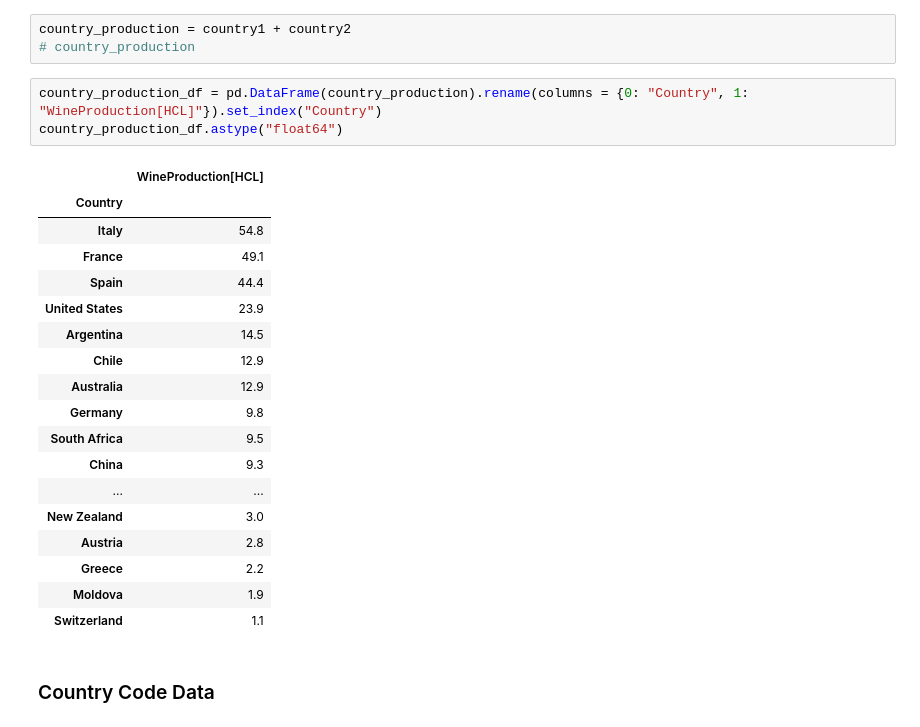
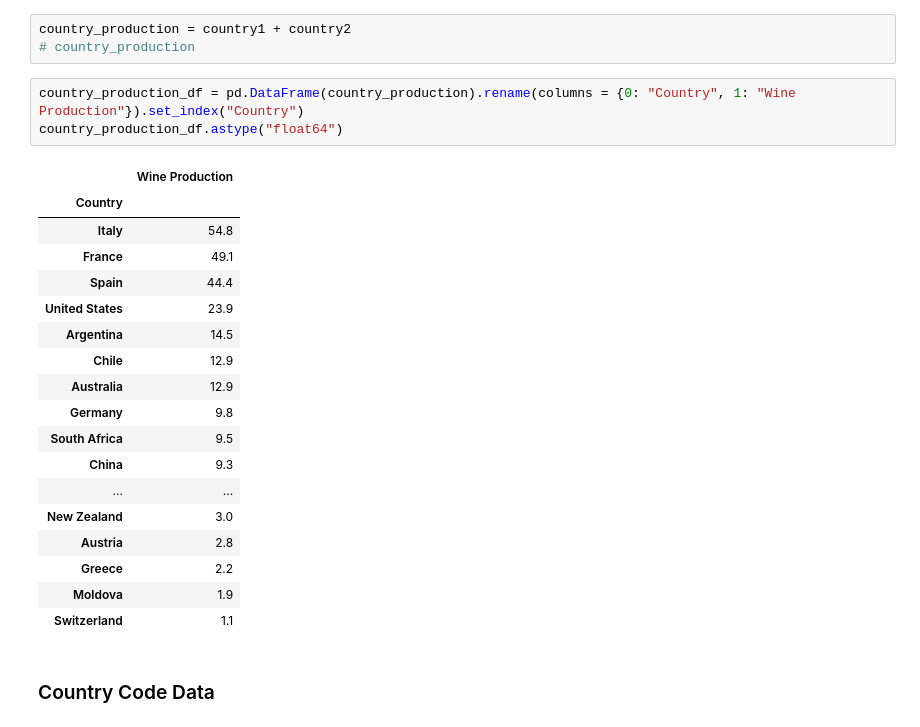
Before and after one commit to SaifeelMomin/PocketSom, a Jupyter notebook: world_wine/wine_regions.ipynb, the cells around one changed output. Cells and saved outputs as stored; diff of their text form.

Commit message:
data is in and title change works, needs format

```diff
--- a/world_wine/wine_regions.ipynb
+++ b/world_wine/wine_regions.ipynb
@@ -41,10 +41,10 @@ for country in items:
 country_production = country1 + country2
 # country_production
 # %%
-country_production_df = pd.DataFrame(country_production).rename(columns = {0: "Country", 1: "WineProduction[HCL]"}).set_index("Country")
+country_production_df = pd.DataFrame(country_production).rename(columns = {0: "Country", 1: "Wine Production"}).set_index("Country")
 country_production_df.astype("float64")
 # %% [output]
-|  | WineProduction[HCL] |
+|  | Wine Production |
 | Country |  |
 | Italy | 54.8 |
 | France | 49.1 |
```
Also changed, not shown: parts of 10 cells of this notebook, 3 other files.
